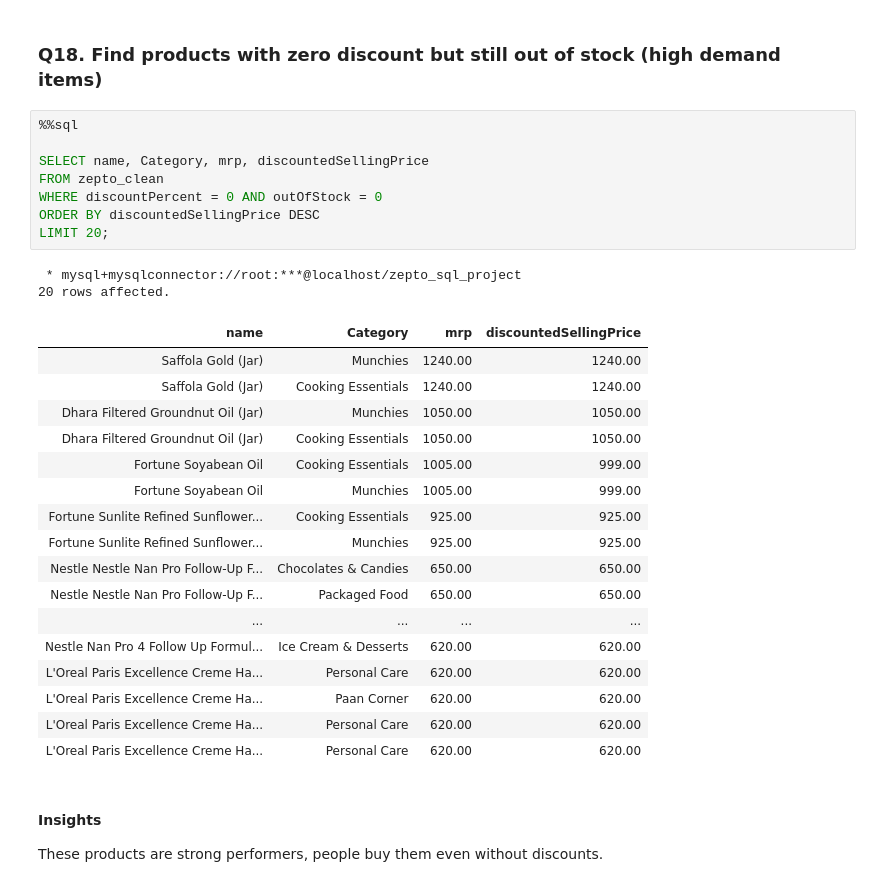
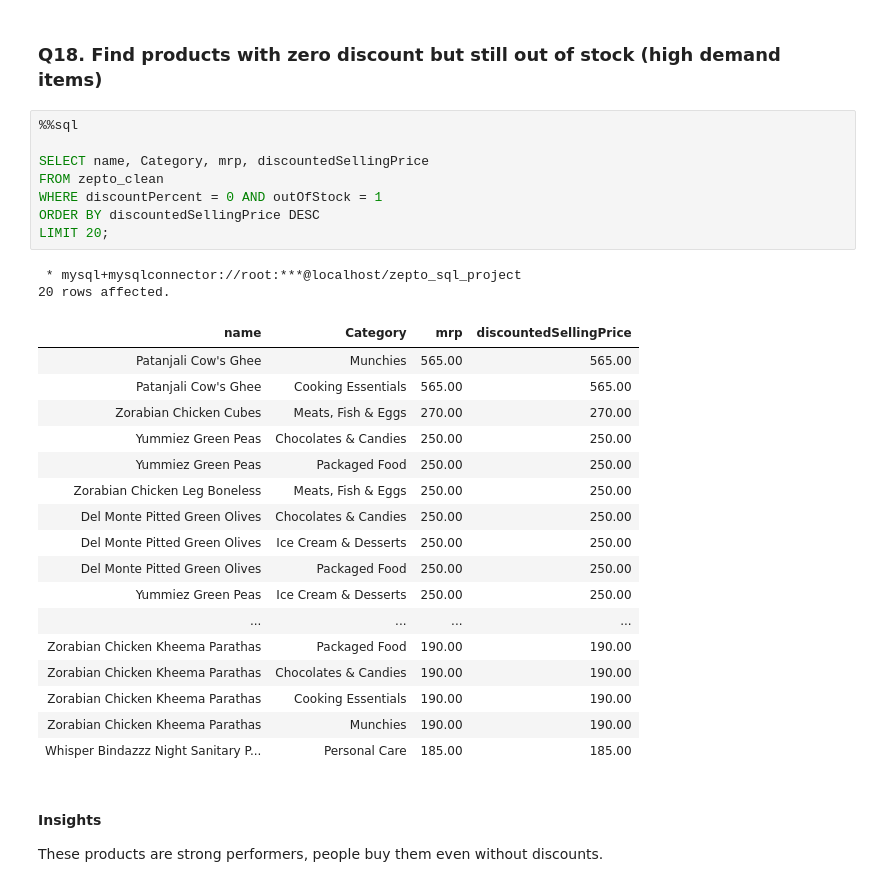
Before and after one commit to S8naK/E-Commerce-Inventory-Analysis, a Jupyter notebook: zepto_inventory_analysis.ipynb, the cells around one changed output. Drawn from its saved outputs; the diff is of its cells as text.

```diff
--- a/zepto_inventory_analysis.ipynb
+++ b/zepto_inventory_analysis.ipynb
@@ -854,31 +854,31 @@ ORDER BY discountPercent DESC;
 # %%
 %%sql
 
 SELECT name, Category, mrp, discountedSellingPrice
 FROM zepto_clean
-WHERE discountPercent = 0 AND outOfStock = 0
+WHERE discountPercent = 0 AND outOfStock = 1
 ORDER BY discountedSellingPrice DESC
 LIMIT 20;
 # %% [output]
  * mysql+mysqlconnector://root:***@localhost/zepto_sql_project
 20 rows affected.
 | name | Category | mrp | discountedSellingPrice |
-| Saffola Gold (Jar) | Munchies | 1240.00 | 1240.00 |
-| Saffola Gold (Jar) | Cooking Essentials | 1240.00 | 1240.00 |
-| Dhara Filtered Groundnut Oil (Jar) | Munchies | 1050.00 | 1050.00 |
-| Dhara Filtered Groundnut Oil (Jar) | Cooking Essentials | 1050.00 | 1050.00 |
-| Fortune Soyabean Oil | Cooking Essentials | 1005.00 | 999.00 |
-| Fortune Soyabean Oil | Munchies | 1005.00 | 999.00 |
-| Fortune Sunlite Refined Sunflower... | Cooking Essentials | 925.00 | 925.00 |
-| Fortune Sunlite Refined Sunflower... | Munchies | 925.00 | 925.00 |
-| Nestle Nestle Nan Pro Follow-Up F... | Chocolates & Candies | 650.00 | 650.00 |
-| Nestle Nestle Nan Pro Follow-Up F... | Packaged Food | 650.00 | 650.00 |
+| Patanjali Cow's Ghee | Munchies | 565.00 | 565.00 |
+| Patanjali Cow's Ghee | Cooking Essentials | 565.00 | 565.00 |
+| Zorabian Chicken Cubes | Meats, Fish & Eggs | 270.00 | 270.00 |
+| Yummiez Green Peas | Chocolates & Candies | 250.00 | 250.00 |
+| Yummiez Green Peas | Packaged Food | 250.00 | 250.00 |
+| Zorabian Chicken Leg Boneless | Meats, Fish & Eggs | 250.00 | 250.00 |
+| Del Monte Pitted Green Olives | Chocolates & Candies | 250.00 | 250.00 |
+| Del Monte Pitted Green Olives | Ice Cream & Desserts | 250.00 | 250.00 |
+| Del Monte Pitted Green Olives | Packaged Food | 250.00 | 250.00 |
+| Yummiez Green Peas | Ice Cream & Desserts | 250.00 | 250.00 |
 | ... | ... | ... | ... |
-| Nestle Nan Pro 4 Follow Up Formul... | Ice Cream & Desserts | 620.00 | 620.00 |
-| L'Oreal Paris Excellence Creme Ha... | Personal Care | 620.00 | 620.00 |
-| L'Oreal Paris Excellence Creme Ha... | Paan Corner | 620.00 | 620.00 |
-| L'Oreal Paris Excellence Creme Ha... | Personal Care | 620.00 | 620.00 |
-| L'Oreal Paris Excellence Creme Ha... | Personal Care | 620.00 | 620.00 |
+| Zorabian Chicken Kheema Parathas | Packaged Food | 190.00 | 190.00 |
+| Zorabian Chicken Kheema Parathas | Chocolates & Candies | 190.00 | 190.00 |
+| Zorabian Chicken Kheema Parathas | Cooking Essentials | 190.00 | 190.00 |
+| Zorabian Chicken Kheema Parathas | Munchies | 190.00 | 190.00 |
+| Whisper Bindazzz Night Sanitary P... | Personal Care | 185.00 | 185.00 |
 # %% [markdown]
 #### Insights
 These products are strong performers, people buy them even without discounts.
```
Also changed, not shown: parts of 11 cells of this notebook.
